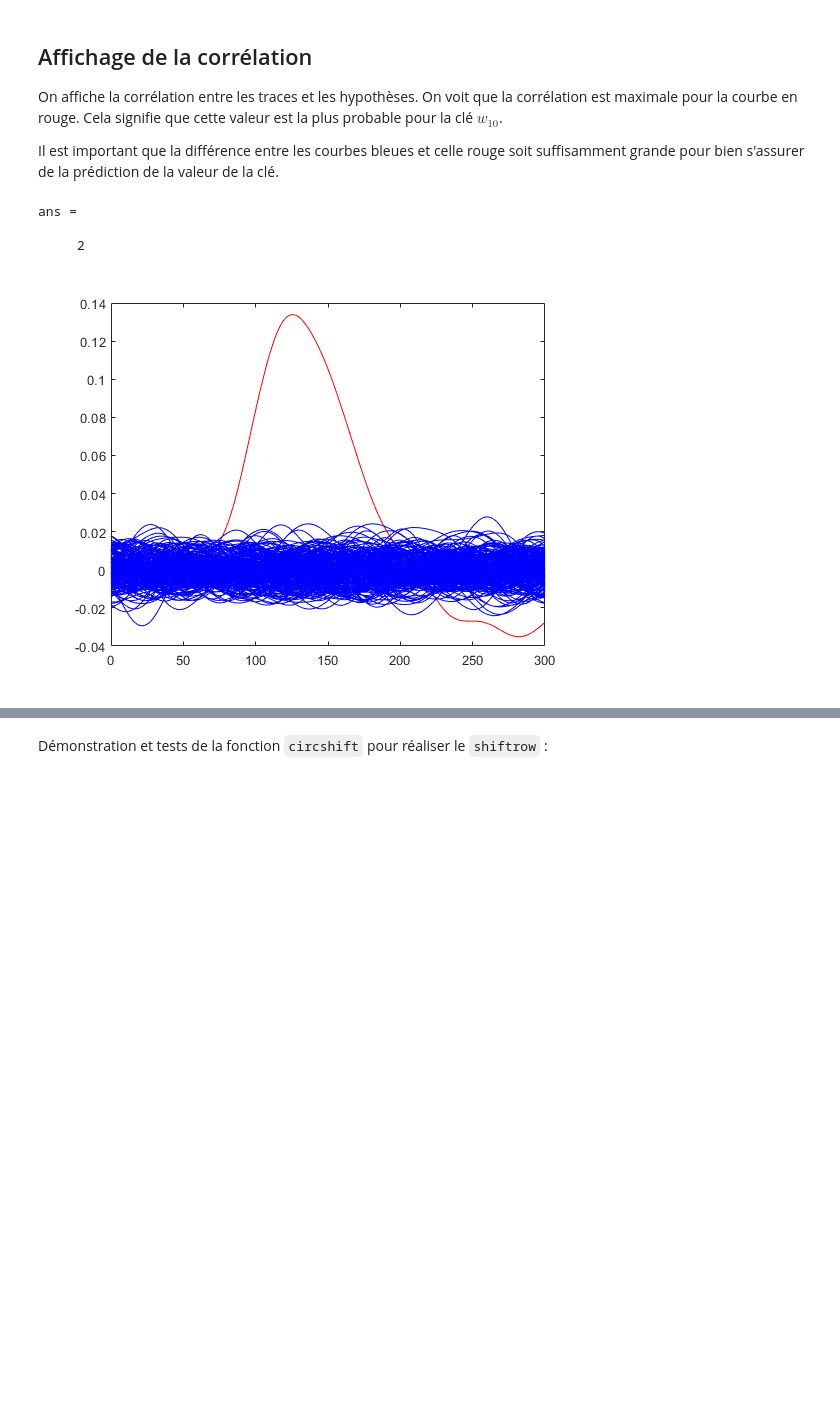
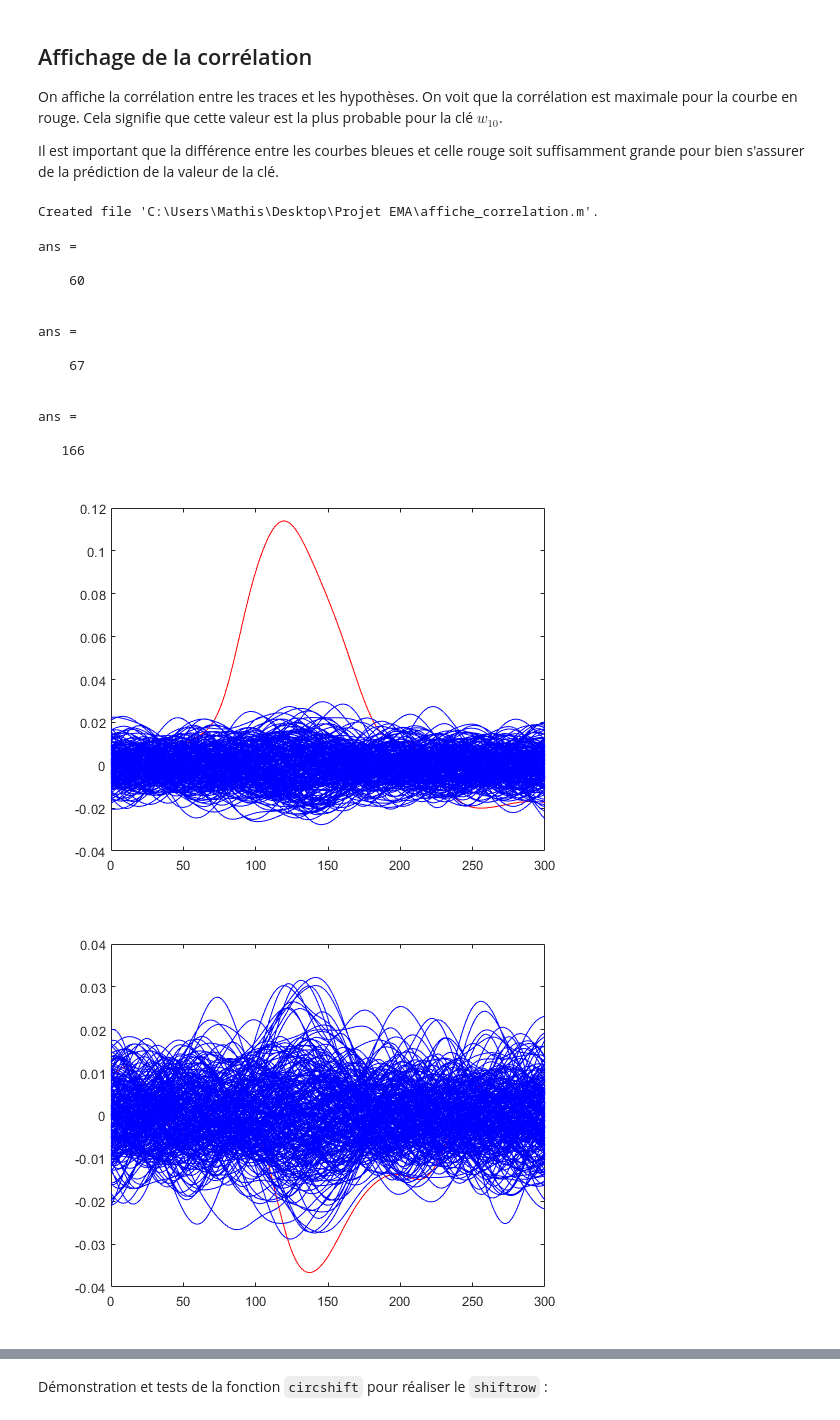
Before and after one commit to LBF38/Projet-EMA, a Jupyter notebook: analyse.ipynb, the cells around one changed output, grey strips where cells are left out. Drawn from its saved outputs; the diff is of its cells as text; code cells hidden in the pictures; blank space fills up the shorter version.

Commit message:
style: :art: cleaning for delivering project
added images of the algo for better understanding.
refactored code for correlation display and better comparison.

```diff
--- a/analyse.ipynb
+++ b/analyse.ipynb
@@ -196,30 +177,60 @@ On affiche la corrélation entre les traces et les hypothèses. On voit que la c
 
 Il est important que la différence entre les courbes bleues et celle rouge soit suffisamment grande pour bien s'assurer de la prédiction de la valeur de la clé.
 # %%
-idxmin = 3000;
-idxmax = 3300;
-correlation = corr(single(dh_03), traces);
-correlation = correlation(:,idxmin:idxmax);
-[RK, IK] = sort(max(abs(correlation), [], 2), 'descend');
-figure
-plot((0:size(correlation, 2) - 1), correlation(IK(1), :), 'r')
-hold on
+%%file affiche_correlation.m
+function best_candidate = affiche_correlation(correlation)
+    %affiche_correlation - Affiche la correlation et renvoie la meilleure correlation
+    %
+    % Syntax: best_candidate = affiche_correlation(correlation)
+    %
+    % Cette fonction permet de comparer plusieurs correlations et de renvoyer les meilleures candidats correspondants.
+    [RK, IK] = sort(max(abs(correlation), [], 2), 'descend');
+    figure
+    plot((0:size(correlation, 2) - 1), correlation(IK(1), :), 'r')
+    hold on
 
-if IK(1) == 1
-    plot((0:size(correlation, 2) - 1), correlation(2:end, :), 'b')
-else
+    if IK(1) == 1
+        plot((0:size(correlation, 2) - 1), correlation(2:end, :), 'b')
+    else
 
-    if IK(1) == 16
-        plot((0:size(correlation, 2) - 1), correlation(1:end - 1, :), 'b')
-    else
-        plot((0:size(correlation, 2) - 1), correlation(1:IK(1) - 1, :), 'b')
-        plot((0:size(correlation, 2) - 1), correlation(IK(1) + 1:end, :), 'b')
+        if IK(1) == 16
+            plot((0:size(correlation, 2) - 1), correlation(1:end - 1, :), 'b')
+        else
+            plot((0:size(correlation, 2) - 1), correlation(1:IK(1) - 1, :), 'b')
+            plot((0:size(correlation, 2) - 1), correlation(IK(1) + 1:end, :), 'b')
+        end
+
     end
 
+    best_candidate = IK(1) - 1;
 end
-IK(1)
 # %% [output]
-ans =
-
-     2
+Created file 'C:\Users\Mathis\Desktop\Projet EMA\affiche_correlation.m'.
-[figure, removed]
+# %%
+idxmin = 3000;
+idxmax = 3300;
+correlation = corr(single(dh_03), traces);
+correlation = correlation(:, idxmin:idxmax);
+affiche_correlation(correlation)
+correlation = corr(single(dh_13), traces);
+correlation = correlation(:, idxmin:idxmax);
+affiche_correlation(correlation)
+correlation = corr(single(ph_3), traces);
+correlation = correlation(:, idxmin:idxmax);
+affiche_correlation(correlation)
+# %% [output]
+ans =
+
+    60
+
+
+ans =
+
+    67
+
+
+ans =
+
+   166
+[figure, added]
+[figure, added]
```
Also changed, not shown: parts of 27 cells of this notebook, 4 other files.
